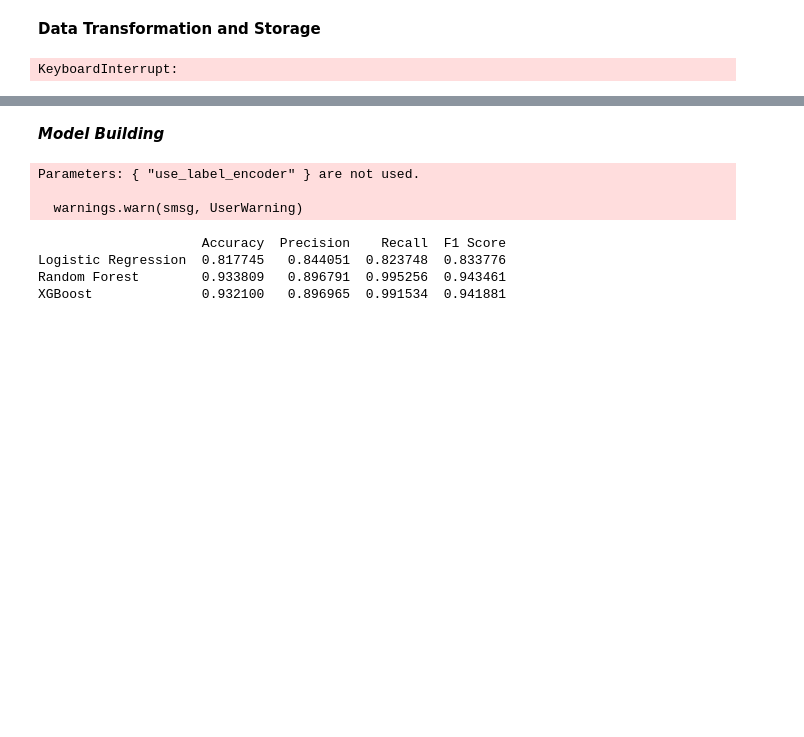
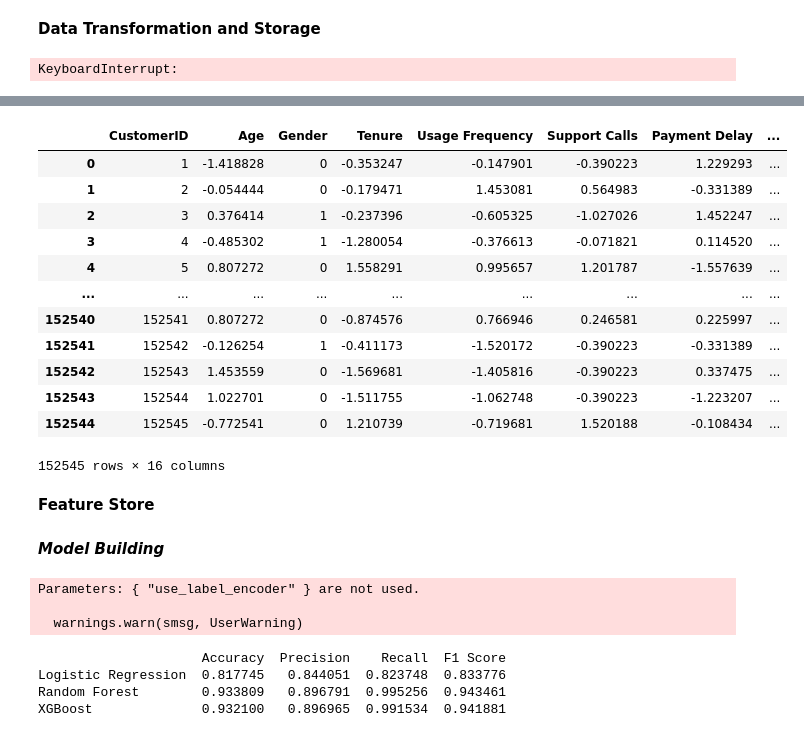
Before and after one commit to Hussain22shahid/Ml-Projects, a Jupyter notebook: Customer-Churn/notebook/dataingestion.ipynb, the cells around one changed output, grey strips where cells are left out. Drawn from its saved outputs; the diff is of its cells as text; code cells hidden in the pictures; blank space fills up the shorter version.

```diff
--- a/Customer-Churn/notebook/dataingestion.ipynb
+++ b/Customer-Churn/notebook/dataingestion.ipynb
@@ -505,3 +614,19 @@ result=cur.execute('''SELECT COLUMN_NAME
 FROM PROJECT.INFORMATION_SCHEMA.COLUMNS
 WHERE TABLE_NAME = 'CUSTOMERCHURN'
 AND TABLE_SCHEMA = 'PUBLIC';''').fetchall()
+# %%
+display(df)
+# %% [output]
+|  | CustomerID | Age | Gender | Tenure | Usage Frequency | Support Calls | Payment Delay | ... |
+| 0 | 1 | -1.418828 | 0 | -0.353247 | -0.147901 | -0.390223 | 1.229293 | ... |
+| 1 | 2 | -0.054444 | 0 | -0.179471 | 1.453081 | 0.564983 | -0.331389 | ... |
+| 2 | 3 | 0.376414 | 1 | -0.237396 | -0.605325 | -1.027026 | 1.452247 | ... |
+| 3 | 4 | -0.485302 | 1 | -1.280054 | -0.376613 | -0.071821 | 0.114520 | ... |
+| 4 | 5 | 0.807272 | 0 | 1.558291 | 0.995657 | 1.201787 | -1.557639 | ... |
+| ... | ... | ... | ... | ... | ... | ... | ... | ... |
+| 152540 | 152541 | 0.807272 | 0 | -0.874576 | 0.766946 | 0.246581 | 0.225997 | ... |
+| 152541 | 152542 | -0.126254 | 1 | -0.411173 | -1.520172 | -0.390223 | -0.331389 | ... |
+| 152542 | 152543 | 1.453559 | 0 | -1.569681 | -1.405816 | -0.390223 | 0.337475 | ... |
+| 152543 | 152544 | 1.022701 | 0 | -1.511755 | -1.062748 | -0.390223 | -1.223207 | ... |
+| 152544 | 152545 | -0.772541 | 0 | 1.210739 | -0.719681 | 1.520188 | -0.108434 | ... |
+152545 rows × 16 columns
@@ -508,3 +636,5 @@ AND TABLE_SCHEMA = 'PUBLIC';''').fetchall()
+# %% [markdown]
+**Feature Store**
 # %% [markdown]
 ***Model Building***
 # %%
```
Also changed, not shown: parts of 14 cells of this notebook, 31 other files.
